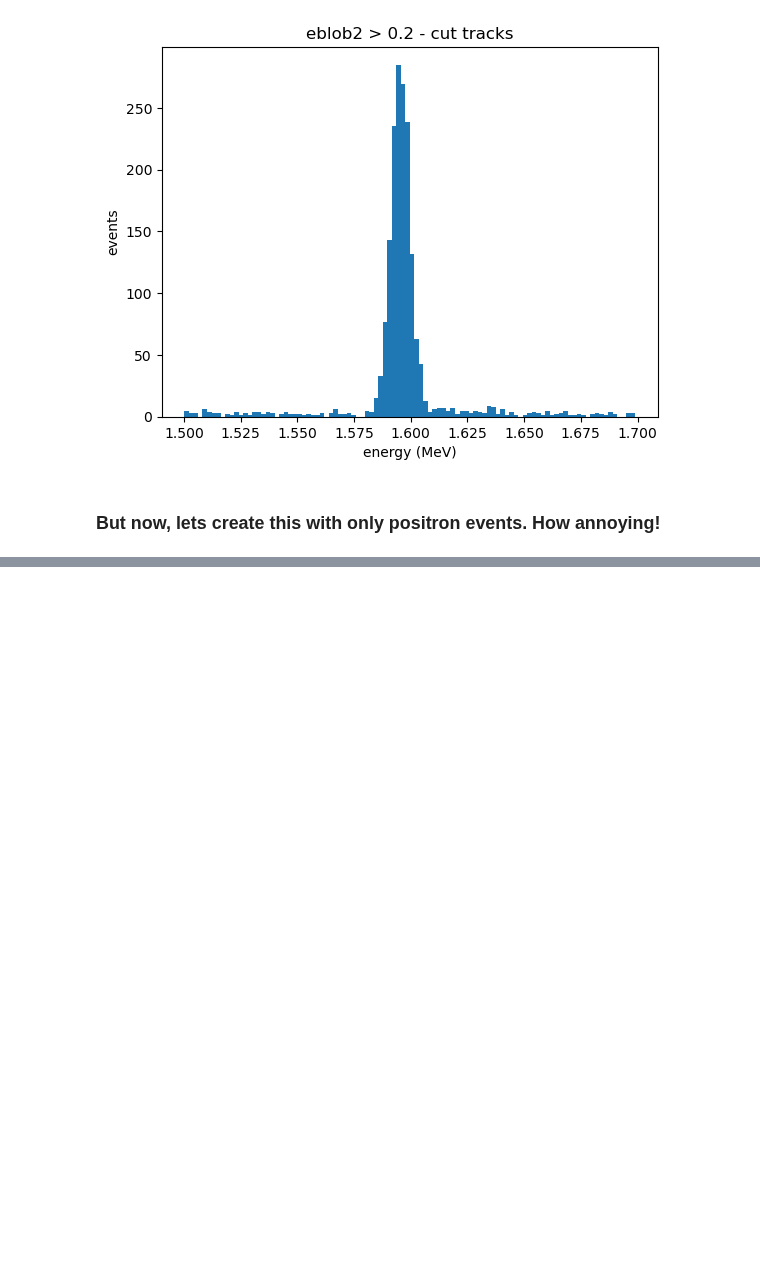
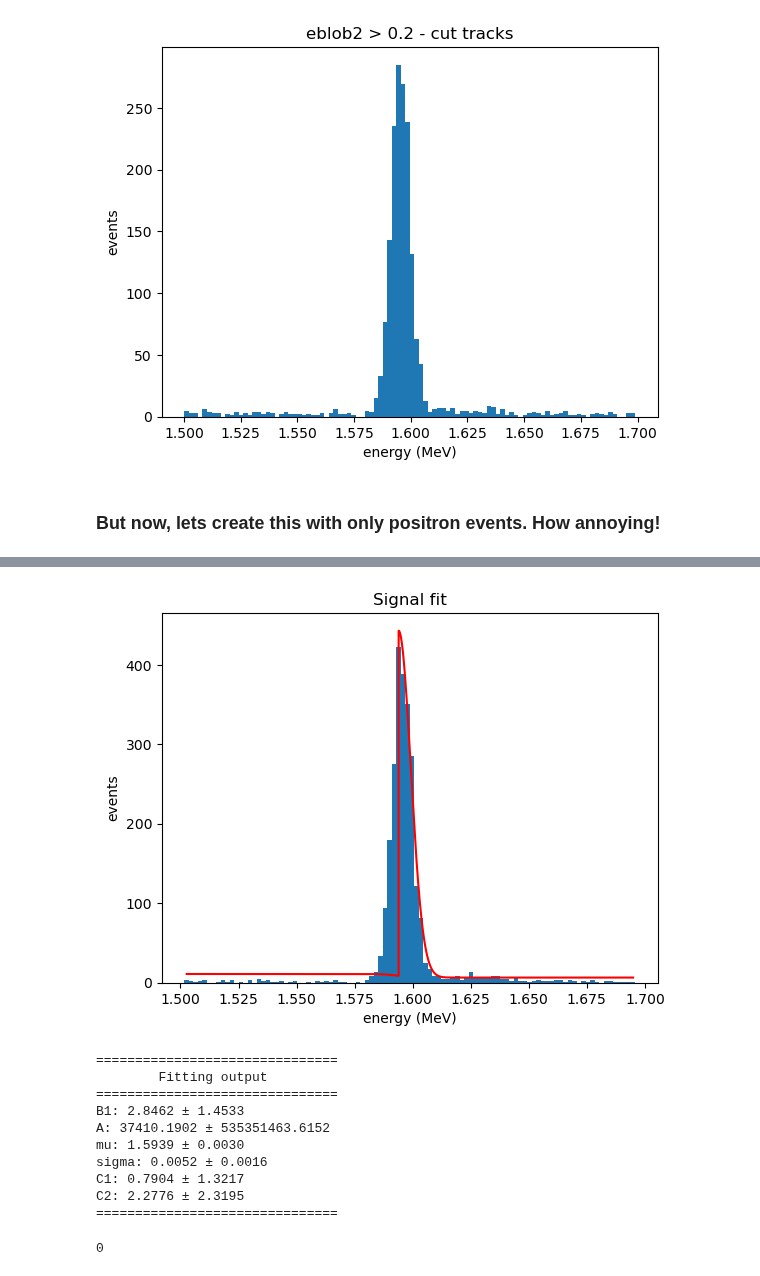
Before and after one commit to jwaiton/next_misc, a Jupyter notebook: FOM_merge&fit/fitting_work.ipynb, the cells around one changed output, grey strips where cells are left out. Saved outputs shown, nothing was run; the diff lists cells and outputs as text; code cells hidden in the pictures; blank space fills up the shorter version.

Commit message:
fitting functions added

```diff
--- a/FOM_merge&fit/fitting_work.ipynb
+++ b/FOM_merge&fit/fitting_work.ipynb
@@ -138,0 +221,46 @@ KeyError: 'event'
+# %%
+# fit the signal function to our data here
+def sig_func(x, ns, a, mu, sigma, C1, C2):
+    # move this to functions.py (its already there, just for importing purposes this is easier)
+    return ns * (skewnorm_func(x, a, mu, sigma) + C1*error_func(x, mu, sigma) + C2)
+def print_parameters(popt,pcov,labels):
+    '''
+    Prints fitting parameters
+
+    :param popt:        Fit parameters
+    :param pcov:        Fit covariances
+    :param labels:      Labels of parameters
+    '''
+    print('===============================')
+    print("        Fitting output      ")
+    print('===============================')
+    for i in range(len(popt)):
+        print("{}: {:.4f} \u00B1 {:.4f}".format(labels[i], popt[i], np.sqrt(pcov[i][i]) )) # taking diagonal covariances as errors
+    print('===============================')
+    return 0
+
+
+# p0 is apriori
+p0 = ([1, 400, 1.58, 0.3, 4.5, 2])
+fit_labels = ['B1', 'A', 'mu', 'sigma', 'C1', 'C2']
+
+
+popt, pcov = curve_fit(sig_func, centres, hist, p0, maxfev = 500000)
+# %%
+plot_fit(sig_func, centres, popt, fit_labels)
+func.plot_hist(sig_data, binning = 100, title='Signal fit', log = False)
+plt.show()
+print_parameters(popt, pcov, fit_labels)
+# %% [output]
+[figure, added]
+===============================
+        Fitting output
+===============================
+B1: 2.8462 ± 1.4533
+A: 37410.1902 ± 535351463.6152
+mu: 1.5939 ± 0.0030
+sigma: 0.0052 ± 0.0016
+C1: 0.7904 ± 1.3217
+C2: 2.2776 ± 2.3195
+===============================
+0
```
Also changed, not shown: parts of 10 cells of this notebook, 2 other files.
